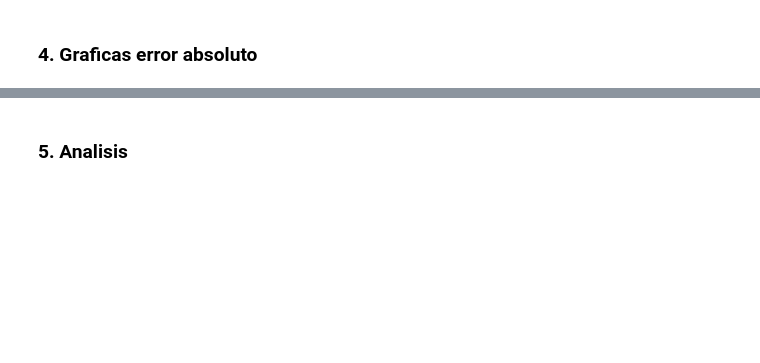
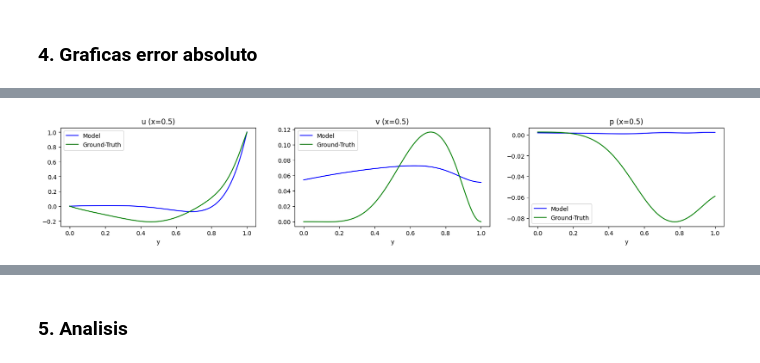
Before and after one commit to maxit1992/MIA_RNIF, a Jupyter notebook: TP_RNIF.ipynb, the cells around one changed output, grey strips where cells are left out. Drawn from its saved outputs; the diff is of its cells as text; code cells hidden in the pictures; blank space fills up the shorter version.

```diff
--- a/TP_RNIF.ipynb
+++ b/TP_RNIF.ipynb
@@ -415,0 +467,22 @@ plt.show()
+# %%
+# Grafica sobre x=0.5
+mask_x05 = np.where(xy_data_all[:, 0] == 0.5)
+xy_data_x05 = xy_data_all[mask_x05]
+labels_data_x05 = labels_data_all[mask_x05]
+
+model.train(False)
+with torch.no_grad():
+    X_data = torch.tensor(xy_data_x05).float().to(device)
+    output_data = model(X_data).cpu().numpy()
+
+fig, ax = plt.subplots(1, 3, figsize=(20, 3))
+for i, title in enumerate(['u', 'v', 'p']):
+    epoch_train = np.arange(0, len(loss_train[loss_type]))
+    ax[i].plot(xy_data_x05[:,1], output_data[:,i], color='blue', label='Model')
+    ax[i].plot(xy_data_x05[:,1], labels_data_x05[:,i], color='green', label='Ground-Truth')
+    ax[i].set_xlabel('y')
+    ax[i].set_title(f"{title} (x=0.5)")
+    ax[i].legend()
+plt.show()
+# %% [output]
+[figure, added]
```
Also changed, not shown: parts of 14 cells of this notebook, 2 other files.
